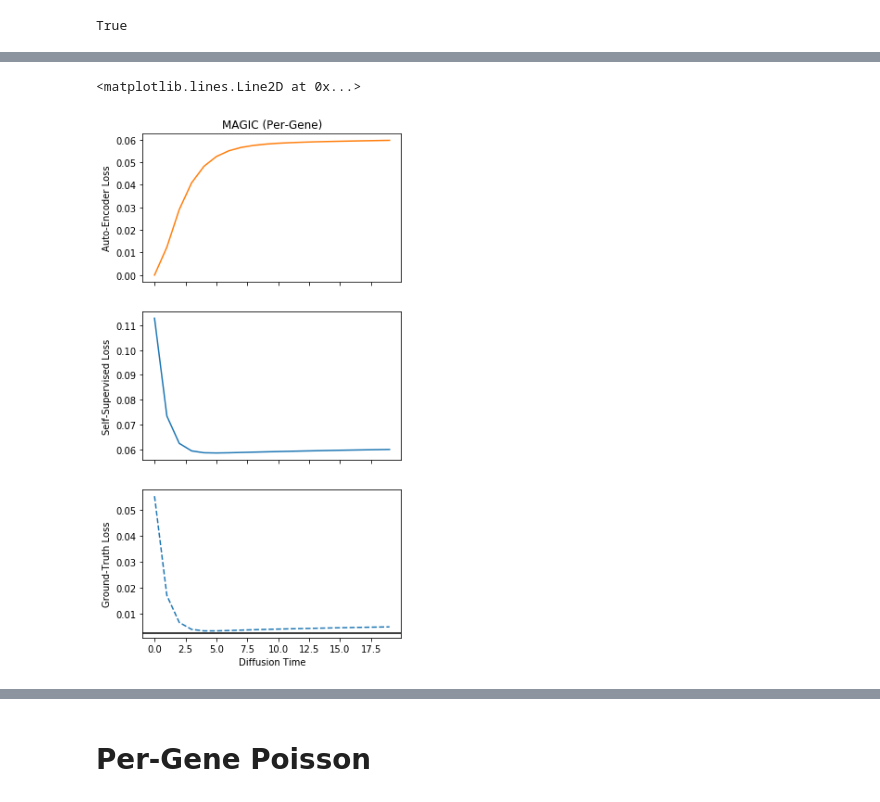
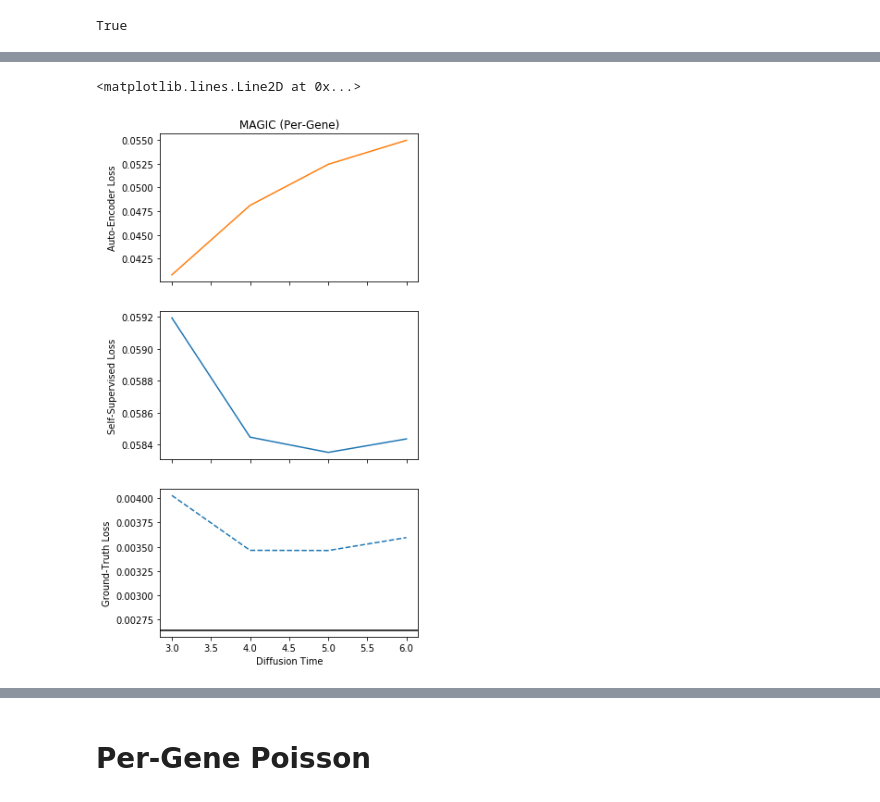
Before and after one commit to czbiohub-sf/molecular-cross-validation, a Jupyter notebook: src/noise2self_sc/Figures.ipynb, the cells around one changed output, grey strips where cells are left out. Cells and saved outputs as stored; diff of their text form; code cells hidden in the pictures.

```diff
--- a/src/noise2self_sc/Figures.ipynb
+++ b/src/noise2self_sc/Figures.ipynb
@@ -208,12 +219,11 @@ Calculated graph and diffusion operator in 1.92 seconds.
 # %%
 denoised = np.sqrt(x1)
-
 ss_loss, gt_loss, ae_loss = [], [], []
-
 max_t = 7
 
-for i in range(max_t):
-    # denoised/denoised.sum(axis = 1, keepdims = True) * x2.sum(axis = 1, keepdims = True)
+t_range = np.arange(max_t)
+
+for t in t_range:
     ss_loss.append(mse(denoised, np.sqrt(x2)))
     ae_loss.append(mse(denoised, np.sqrt(x1)))
     gt_loss.append(mse(denoised, z))
@@ -237,2 +247,4 @@ Text(0.5,0,'Principal Components')
 # %% [markdown]
 MAGIC is too fast with initial parameters. We slow it down by making the walk lazy.
+# %%
+diff_op = compute_diff_op(x1, lazy_p = 0.5)
@@ -325,2 +323,4 @@ Text(0.5,0,'Diffusion Time')
 # %% [markdown]
 ## Per gene diffusion times
+# %%
+diff_op = compute_diff_op(x1, 0.5)
@@ -327,20 +337,4 @@ Text(0.5,0,'Diffusion Time')
 # %%
-import magic
-max_t=20
-lazy_p=0.5
-
-median_counts = np.median(x1.sum(axis=1)) / 2
-
-X1 = np.sqrt(normalize_rows(x1, median_counts))
-X2 = np.sqrt(normalize_rows(x2, median_counts))
-
-magic_op = magic.MAGIC()
-magic_op.fit(X1)
-
-diff_op = np.array(magic_op.diff_op.todense())
-
-diff_op = lazy_p * diff_op + (1 - lazy_p) * np.eye(diff_op.shape[0])
-
 denoised = np.sqrt(x1)
 best_denoised = np.sqrt(x1)
 ss_loss, gt_loss, ae_loss = [], [], []
@@ -349,10 +343,9 @@ ss_losses = np.zeros((max_t, x1.shape[1]))
 gt_losses = np.zeros((max_t, x1.shape[1]))
 ae_losses = np.zeros((max_t, x1.shape[1]))
 
-for t in range(max_t):
-    ss_loss.append(mse(denoised, np.sqrt(x2)))
-    ae_loss.append(mse(denoised, np.sqrt(x1)))
-    gt_loss.append(mse(denoised, z))
+t_range = np.arange(max_t)
+
+for t in t_range:
     ae_losses[t] = ((denoised - np.sqrt(x1))**2).mean(axis = 0)
     ss_losses[t] = ((denoised - np.sqrt(x2))**2).mean(axis = 0)
     gt_losses[t] = ((denoised - z)**2).mean(axis = 0)
@@ -387,16 +372,18 @@ np.min(gt_losses.mean(axis = 1)), best_gt_loss
 # %%
 f, (ax0, ax1, ax2) = plt.subplots(3, 1, sharex=True, figsize=(5, 10))
 
-ax0.plot(ae_losses.mean(axis = 1), color = 'C1')
+start_idx = 3
+
+ax0.plot(t_range[start_idx:], ae_losses.mean(axis = 1)[start_idx:], color = 'C1')
 ax0.set_title("MAGIC (Per-Gene)")
 ax0.set_ylabel('Auto-Encoder Loss')
 
-ax1.plot(ss_losses.mean(axis = 1))
+ax1.plot(t_range[start_idx:], ss_losses.mean(axis = 1)[start_idx:])
 ax1.set_ylabel('Self-Supervised Loss')
-ax2.plot(gt_losses.mean(axis = 1), '--')
+ax2.plot(t_range[start_idx:], gt_losses.mean(axis = 1)[start_idx:], '--')
 ax2.set_ylabel('Ground-Truth Loss')
 ax2.set_xlabel('Diffusion Time')
 ax2.axhline(best_gt_loss, color = 'black')
 # %% [output]
 <matplotlib.lines.Line2D at 0x...>
-[figure, old version]
+[figure, new version]
```
Also changed, not shown: parts of 65 cells of this notebook, 9 other files.
